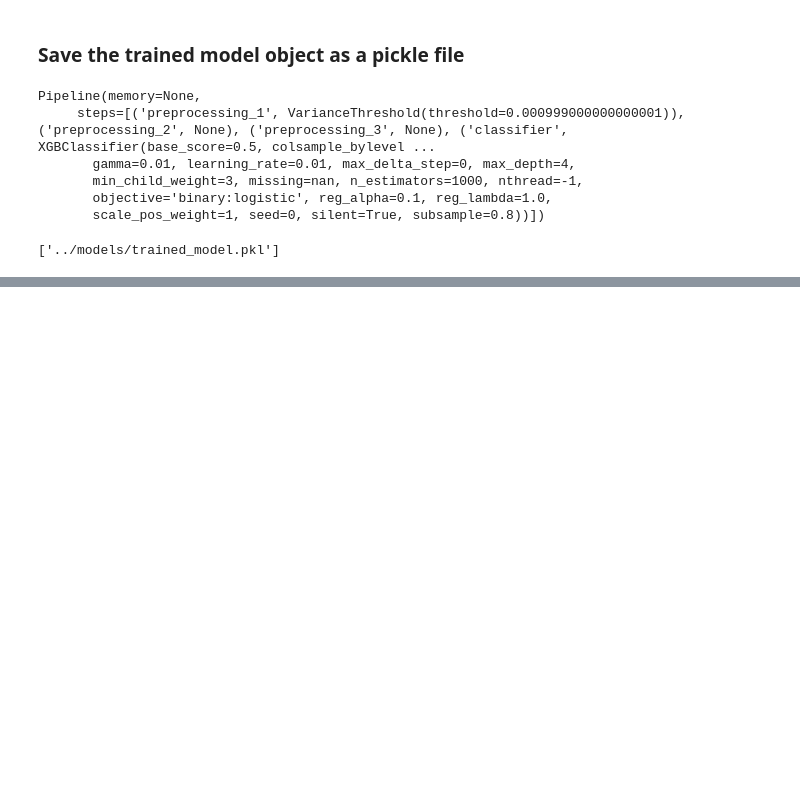
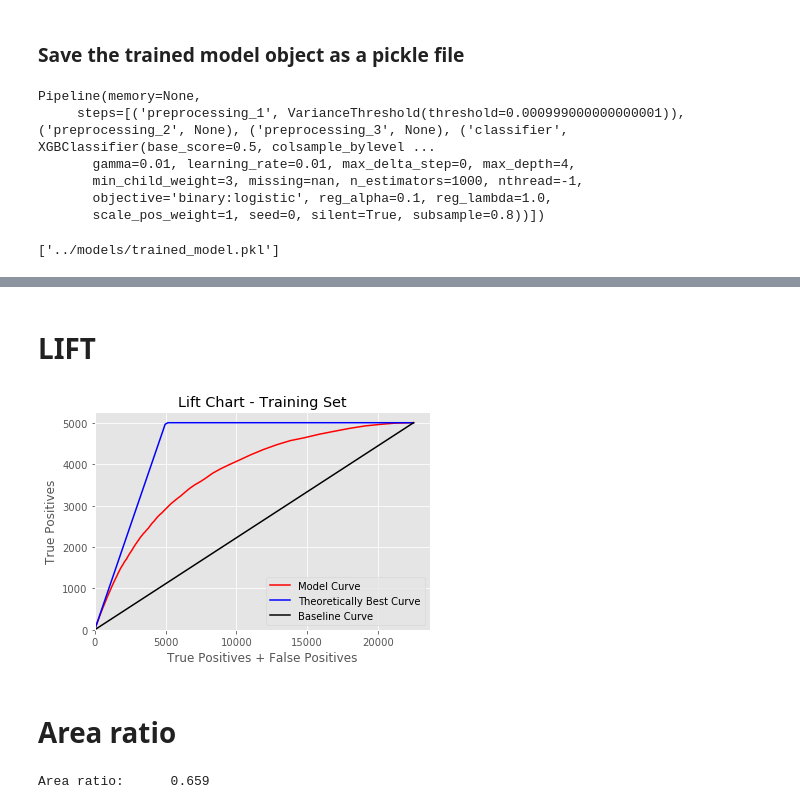
Before and after one commit to zkneupper/Default-Prediction-Capstone, a Jupyter notebook: notebooks/ML-GridSearchCV-Pipeline.ipynb, the cells around one changed output, grey strips where cells are left out. Cells and saved outputs as stored; diff of their text form; code cells hidden in the pictures; blank space fills up the shorter version.

```diff
--- a/notebooks/ML-GridSearchCV-Pipeline.ipynb
+++ b/notebooks/ML-GridSearchCV-Pipeline.ipynb
@@ -376,6 +368,12 @@ joblib.dump(grid.best_estimator_, best_pipeline_path)
 ['../models/pipeline_pickle.pkl']
 # %% [markdown]
 #### Read in the best pipeline
+# %%
+# best_pipeline_file_name = 'pipeline_pickle_20171029.pkl'
+best_pipeline_file_name = 'pipeline_pickle.pkl'
+
+best_pipeline_path = os.path.join(models_folder,
+                                  best_pipeline_file_name)
 # %%
 clf = joblib.load(best_pipeline_path)
 # %% [markdown]
@@ -531,0 +580,2 @@ joblib.dump(grid, trained_model_path)
+# %% [markdown]
+# LIFT
@@ -531,0 +621,39 @@ joblib.dump(grid, trained_model_path)
+# %%
+ts = list(np.arange(0.0, 1.01, 0.01))
+
+tps = [true_positives(t, X_train, y_train, clf) for t in ts]
+
+tpfp = [tp_plus_fp(t, X_train, y_train, clf) for t in ts]
+
+tps = np.array(tps)
+tpfp = np.array(tpfp)
+# %%
+# Theoretically best curve
+tp_best = np.clip(tpfp, 0, np.max(tps))
+# %%
+plt.plot(tpfp,
+         tps,
+         'r',
+         label = 'Model Curve')
+
+plt.plot(tpfp,
+         tp_best,
+         'b',
+         label = 'Theoretically Best Curve')
+
+plt.plot([0, np.max(tpfp)],
+         [0, np.max(tps)],
+         'k',
+         label = 'Baseline Curve' )
+
+plt.title('Lift Chart - Training Set')
+plt.legend(loc = 'lower right')
+plt.xlim(xmin=0)
+plt.ylim(ymin=0)
+plt.ylabel('True Positives')
+plt.xlabel('True Positives + False Positives')
+plt.savefig('lift_chart_train.png', dpi = 300)
+# %% [output]
+[figure, added]
+# %% [markdown]
+# Area ratio
@@ -531,0 +672,8 @@ joblib.dump(grid, trained_model_path)
+# %%
+area_ratio = (area_model - area_baseline) / \
+                (area_best - area_baseline)
+
+print("Area ratio:\t",
+      "{:.3f}".format(area_ratio))
+# %% [output]
+Area ratio:      0.659
```
Also changed, not shown: parts of 18 cells of this notebook, 9 other files.
